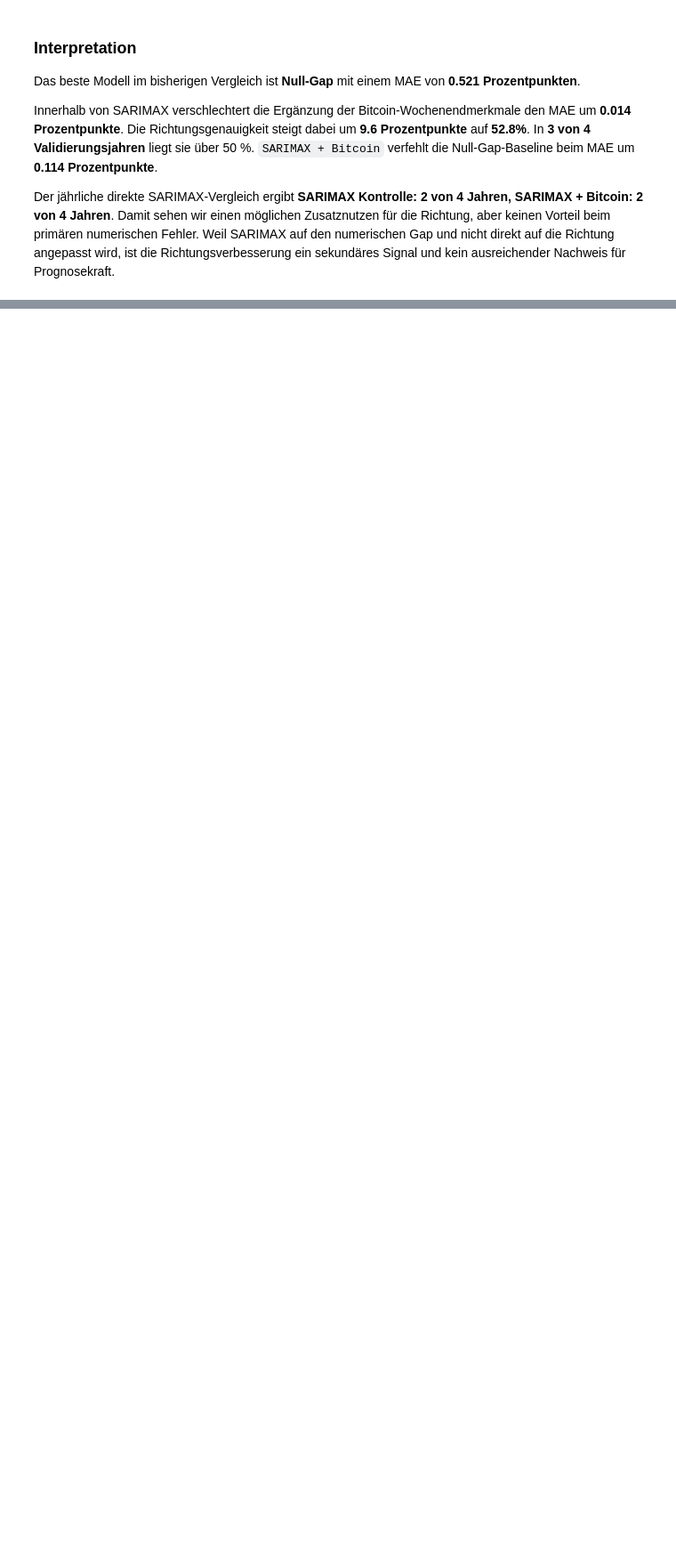
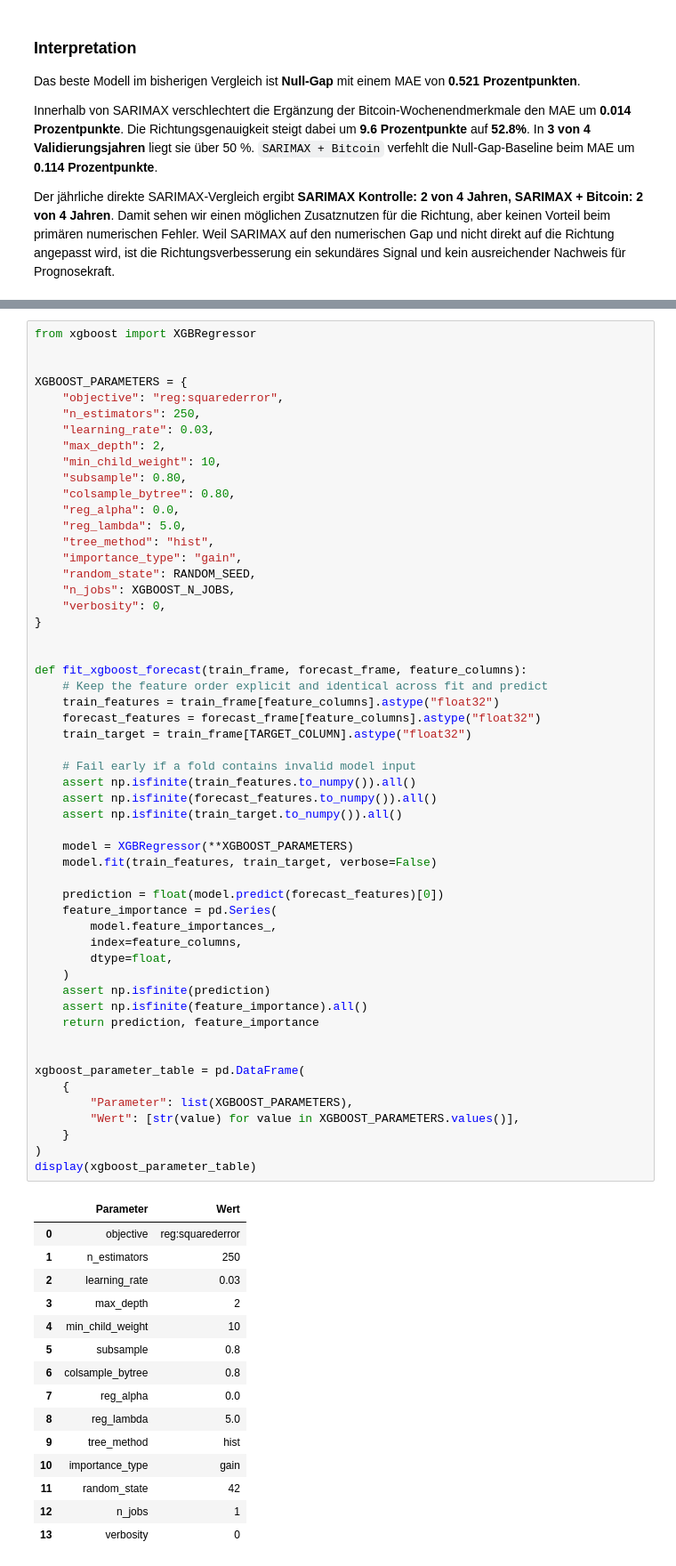
Before and after one commit to Steff72/CSP1, a Jupyter notebook: notebooks/btc_weekend_qqq_forecasting.ipynb, the cells around one changed output, grey strips where cells are left out. Shown at 89% size. Drawn from its saved outputs; the diff is of its cells as text; blank space fills up the shorter version.

```diff
--- a/notebooks/btc_weekend_qqq_forecasting.ipynb
+++ b/notebooks/btc_weekend_qqq_forecasting.ipynb
@@ -2363,0 +2384,70 @@ der linearen SARIMAX-Spezifikation nicht erfasst werden.
+# %%
+from xgboost import XGBRegressor
+
+
+XGBOOST_PARAMETERS = {
+    "objective": "reg:squarederror",
+    "n_estimators": 250,
+    "learning_rate": 0.03,
+    "max_depth": 2,
+    "min_child_weight": 10,
+    "subsample": 0.80,
+    "colsample_bytree": 0.80,
+    "reg_alpha": 0.0,
+    "reg_lambda": 5.0,
+    "tree_method": "hist",
+    "importance_type": "gain",
+    "random_state": RANDOM_SEED,
+    "n_jobs": XGBOOST_N_JOBS,
+    "verbosity": 0,
+}
+
+
+def fit_xgboost_forecast(train_frame, forecast_frame, feature_columns):
+    # Keep the feature order explicit and identical across fit and predict
+    train_features = train_frame[feature_columns].astype("float32")
+    forecast_features = forecast_frame[feature_columns].astype("float32")
+    train_target = train_frame[TARGET_COLUMN].astype("float32")
+
+    # Fail early if a fold contains invalid model input
+    assert np.isfinite(train_features.to_numpy()).all()
+    assert np.isfinite(forecast_features.to_numpy()).all()
+    assert np.isfinite(train_target.to_numpy()).all()
+
+    model = XGBRegressor(**XGBOOST_PARAMETERS)
+    model.fit(train_features, train_target, verbose=False)
+
+    prediction = float(model.predict(forecast_features)[0])
+    feature_importance = pd.Series(
+        model.feature_importances_,
+        index=feature_columns,
+        dtype=float,
+    )
+    assert np.isfinite(prediction)
+    assert np.isfinite(feature_importance).all()
+    return prediction, feature_importance
+
+
+xgboost_parameter_table = pd.DataFrame(
+    {
+        "Parameter": list(XGBOOST_PARAMETERS),
+        "Wert": [str(value) for value in XGBOOST_PARAMETERS.values()],
+    }
+)
+display(xgboost_parameter_table)
+# %% [output]
+|  | Parameter | Wert |
+| 0 | objective | reg:squarederror |
+| 1 | n_estimators | 250 |
+| 2 | learning_rate | 0.03 |
+| 3 | max_depth | 2 |
+| 4 | min_child_weight | 10 |
+| 5 | subsample | 0.8 |
+| 6 | colsample_bytree | 0.8 |
+| 7 | reg_alpha | 0.0 |
+| 8 | reg_lambda | 5.0 |
+| 9 | tree_method | hist |
+| 10 | importance_type | gain |
+| 11 | random_state | 42 |
+| 12 | n_jobs | 1 |
+| 13 | verbosity | 0 |
```
Also changed, not shown: parts of 15 cells of this notebook, 1 other file.
